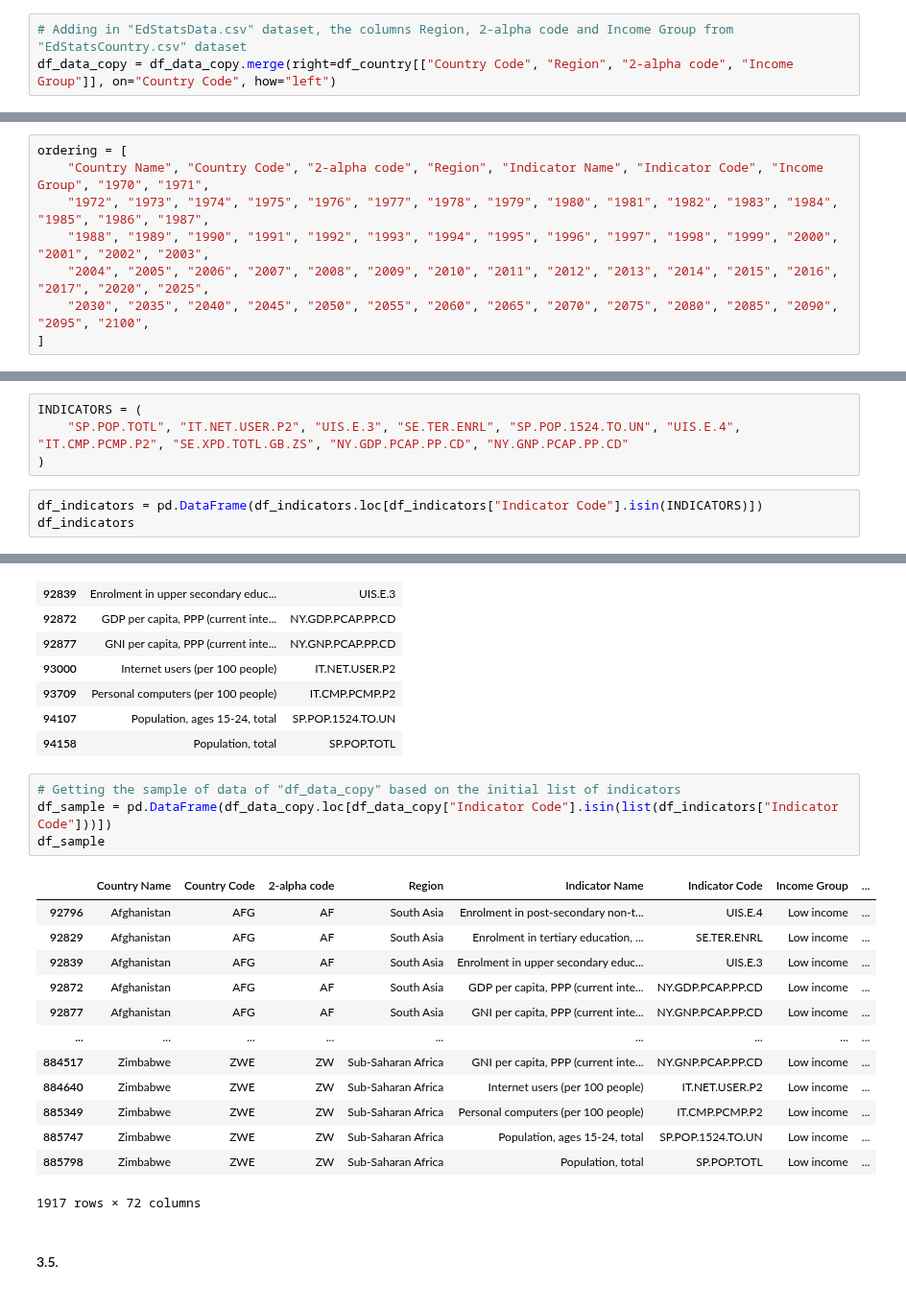
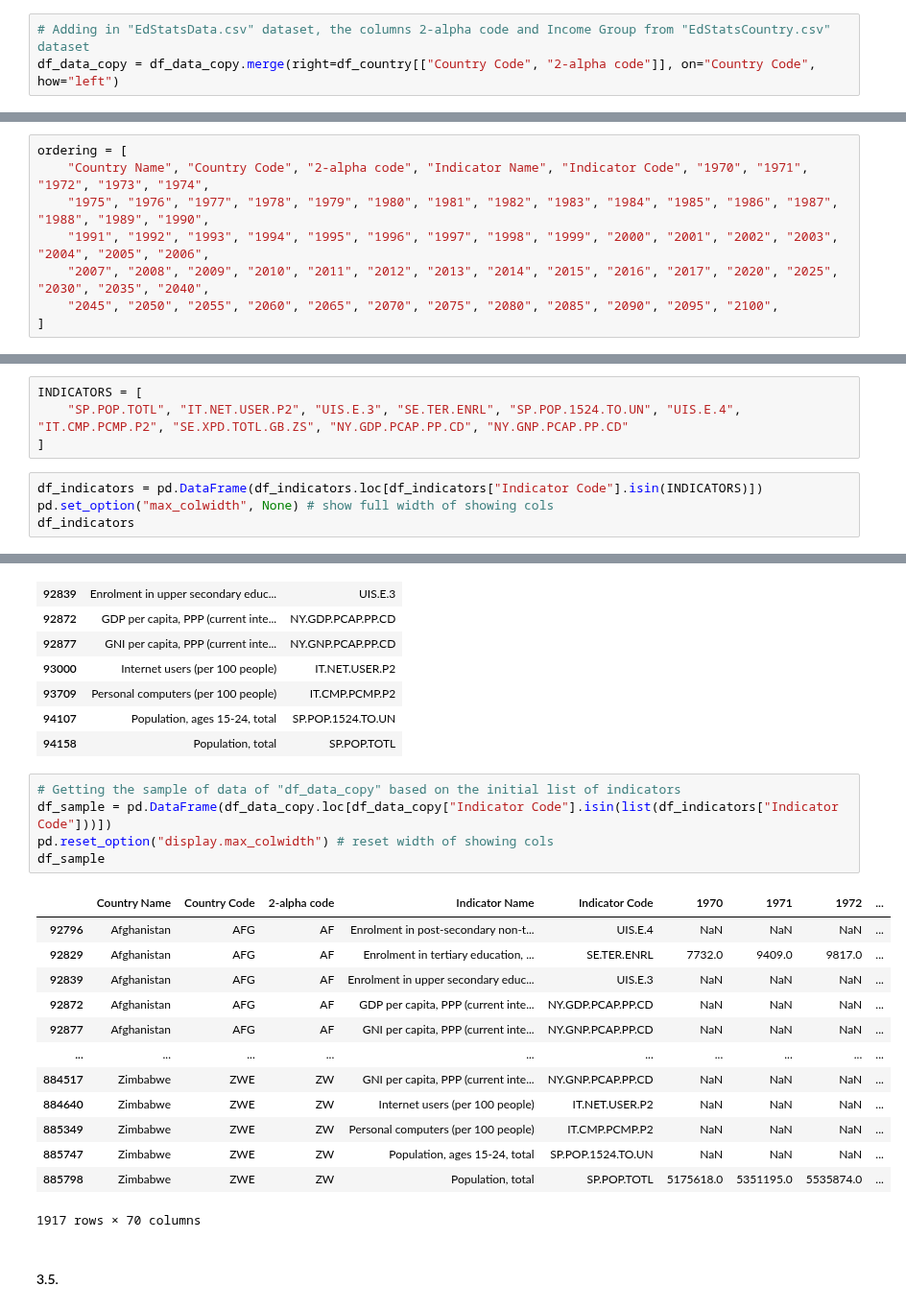
Before and after one commit to samirhinojosa/OC-P2-education-statistics, a Jupyter notebook: notebook.ipynb, the cells around one changed output, grey strips where cells are left out. Shown at 96% size. Saved outputs shown, nothing was run; the diff lists cells and outputs as text.

Commit message:
Preparing the dataframe to work on it

```diff
--- a/notebook.ipynb
+++ b/notebook.ipynb
@@ -433,8 +432,8 @@ Below the steps to clean this dataset.
 # copying the dataset into new dataset and removing the NaN columns anr rows to work with the df
 df_data_copy = df_data.dropna(axis="columns", how="all").dropna(axis="rows", how="all")
 # %%
-# Adding in "EdStatsData.csv" dataset, the columns Region, 2-alpha code and Income Group from "EdStatsCountry.csv" dataset
-df_data_copy = df_data_copy.merge(right=df_country[["Country Code", "Region", "2-alpha code", "Income Group"]], on="Country Code", how="left")
+# Adding in "EdStatsData.csv" dataset, the columns 2-alpha code and Income Group from "EdStatsCountry.csv" dataset
+df_data_copy = df_data_copy.merge(right=df_country[["Country Code", "2-alpha code"]], on="Country Code", how="left")
 # %%
 df_data_copy.tail(10)
 # %% [output]
@@ -456,11 +455,11 @@ print(", ".join(map(repr, df_data_copy.columns.tolist())))
 'Country Name', 'Country Code', 'Indicator Name', 'Indicator Code', '1970', '1971', '1972', '1973', '1974', '1975', '1976', '1977', '1978', '1979', '1980', '1981', '1982', '1983', '1984', '1985', '198 ...
 # %%
 ordering = [
-    "Country Name", "Country Code", "2-alpha code", "Region", "Indicator Name", "Indicator Code", "Income Group", "1970", "1971",
-    "1972", "1973", "1974", "1975", "1976", "1977", "1978", "1979", "1980", "1981", "1982", "1983", "1984", "1985", "1986", "1987",
-    "1988", "1989", "1990", "1991", "1992", "1993", "1994", "1995", "1996", "1997", "1998", "1999", "2000", "2001", "2002", "2003",
-    "2004", "2005", "2006", "2007", "2008", "2009", "2010", "2011", "2012", "2013", "2014", "2015", "2016", "2017", "2020", "2025",
-    "2030", "2035", "2040", "2045", "2050", "2055", "2060", "2065", "2070", "2075", "2080", "2085", "2090", "2095", "2100",
+    "Country Name", "Country Code", "2-alpha code", "Indicator Name", "Indicator Code", "1970", "1971", "1972", "1973", "1974",
+    "1975", "1976", "1977", "1978", "1979", "1980", "1981", "1982", "1983", "1984", "1985", "1986", "1987", "1988", "1989", "1990",
+    "1991", "1992", "1993", "1994", "1995", "1996", "1997", "1998", "1999", "2000", "2001", "2002", "2003", "2004", "2005", "2006",
+    "2007", "2008", "2009", "2010", "2011", "2012", "2013", "2014", "2015", "2016", "2017", "2020", "2025", "2030", "2035", "2040",
+    "2045", "2050", "2055", "2060", "2065", "2070", "2075", "2080", "2085", "2090", "2095", "2100",
 ]
 # %%
 # Ordering the columns in "EdStatsData.csv" dataset
@@ -719,11 +720,12 @@ df_indicators
 After analyzing the list of indicators, I decided to select as initial indicators the following records.
 </div>
 # %%
-INDICATORS = (
+INDICATORS = [
     "SP.POP.TOTL", "IT.NET.USER.P2", "UIS.E.3", "SE.TER.ENRL", "SP.POP.1524.TO.UN", "UIS.E.4", "IT.CMP.PCMP.P2", "SE.XPD.TOTL.GB.ZS", "NY.GDP.PCAP.PP.CD", "NY.GNP.PCAP.PP.CD"
-)
+]
 # %%
 df_indicators = pd.DataFrame(df_indicators.loc[df_indicators["Indicator Code"].isin(INDICATORS)])
+pd.set_option("max_colwidth", None) # show full width of showing cols
 df_indicators
 # %% [output]
 |  | Indicator Name | Indicator Code |
@@ -739,21 +741,22 @@ df_indicators
 # %%
 # Getting the sample of data of "df_data_copy" based on the initial list of indicators
 df_sample = pd.DataFrame(df_data_copy.loc[df_data_copy["Indicator Code"].isin(list(df_indicators["Indicator Code"]))])
+pd.reset_option("display.max_colwidth") # reset width of showing cols
 df_sample
 # %% [output]
-|  | Country Name | Country Code | 2-alpha code | Region | Indicator Name | Indicator Code | Income Group | ... |
-| 92796 | Afghanistan | AFG | AF | South Asia | Enrolment in post-secondary non-t... | UIS.E.4 | Low income | ... |
-| 92829 | Afghanistan | AFG | AF | South Asia | Enrolment in tertiary education, ... | SE.TER.ENRL | Low income | ... |
-| 92839 | Afghanistan | AFG | AF | South Asia | Enrolment in upper secondary educ... | UIS.E.3 | Low income | ... |
-| 92872 | Afghanistan | AFG | AF | South Asia | GDP per capita, PPP (current inte... | NY.GDP.PCAP.PP.CD | Low income | ... |
-| 92877 | Afghanistan | AFG | AF | South Asia | GNI per capita, PPP (current inte... | NY.GNP.PCAP.PP.CD | Low income | ... |
-| ... | ... | ... | ... | ... | ... | ... | ... | ... |
-| 884517 | Zimbabwe | ZWE | ZW | Sub-Saharan Africa | GNI per capita, PPP (current inte... | NY.GNP.PCAP.PP.CD | Low income | ... |
-| 884640 | Zimbabwe | ZWE | ZW | Sub-Saharan Africa | Internet users (per 100 people) | IT.NET.USER.P2 | Low income | ... |
-| 885349 | Zimbabwe | ZWE | ZW | Sub-Saharan Africa | Personal computers (per 100 people) | IT.CMP.PCMP.P2 | Low income | ... |
-| 885747 | Zimbabwe | ZWE | ZW | Sub-Saharan Africa | Population, ages 15-24, total | SP.POP.1524.TO.UN | Low income | ... |
-| 885798 | Zimbabwe | ZWE | ZW | Sub-Saharan Africa | Population, total | SP.POP.TOTL | Low income | ... |
+|  | Country Name | Country Code | 2-alpha code | Indicator Name | Indicator Code | 1970 | 1971 | 1972 | ... |
+| 92796 | Afghanistan | AFG | AF | Enrolment in post-secondary non-t... | UIS.E.4 | NaN | NaN | NaN | ... |
+| 92829 | Afghanistan | AFG | AF | Enrolment in tertiary education, ... | SE.TER.ENRL | 7732.0 | 9409.0 | 9817.0 | ... |
+| 92839 | Afghanistan | AFG | AF | Enrolment in upper secondary educ... | UIS.E.3 | NaN | NaN | NaN | ... |
+| 92872 | Afghanistan | AFG | AF | GDP per capita, PPP (current inte... | NY.GDP.PCAP.PP.CD | NaN | NaN | NaN | ... |
+| 92877 | Afghanistan | AFG | AF | GNI per capita, PPP (current inte... | NY.GNP.PCAP.PP.CD | NaN | NaN | NaN | ... |
+| ... | ... | ... | ... | ... | ... | ... | ... | ... | ... |
+| 884517 | Zimbabwe | ZWE | ZW | GNI per capita, PPP (current inte... | NY.GNP.PCAP.PP.CD | NaN | NaN | NaN | ... |
+| 884640 | Zimbabwe | ZWE | ZW | Internet users (per 100 people) | IT.NET.USER.P2 | NaN | NaN | NaN | ... |
+| 885349 | Zimbabwe | ZWE | ZW | Personal computers (per 100 people) | IT.CMP.PCMP.P2 | NaN | NaN | NaN | ... |
+| 885747 | Zimbabwe | ZWE | ZW | Population, ages 15-24, total | SP.POP.1524.TO.UN | NaN | NaN | NaN | ... |
+| 885798 | Zimbabwe | ZWE | ZW | Population, total | SP.POP.TOTL | 5175618.0 | 5351195.0 | 5535874.0 | ... |
-1917 rows × 72 columns
+1917 rows × 70 columns
 # %% [markdown]
 #### 3.5.
 # %% [markdown]
```
Also changed, not shown: parts of 29 cells of this notebook.
